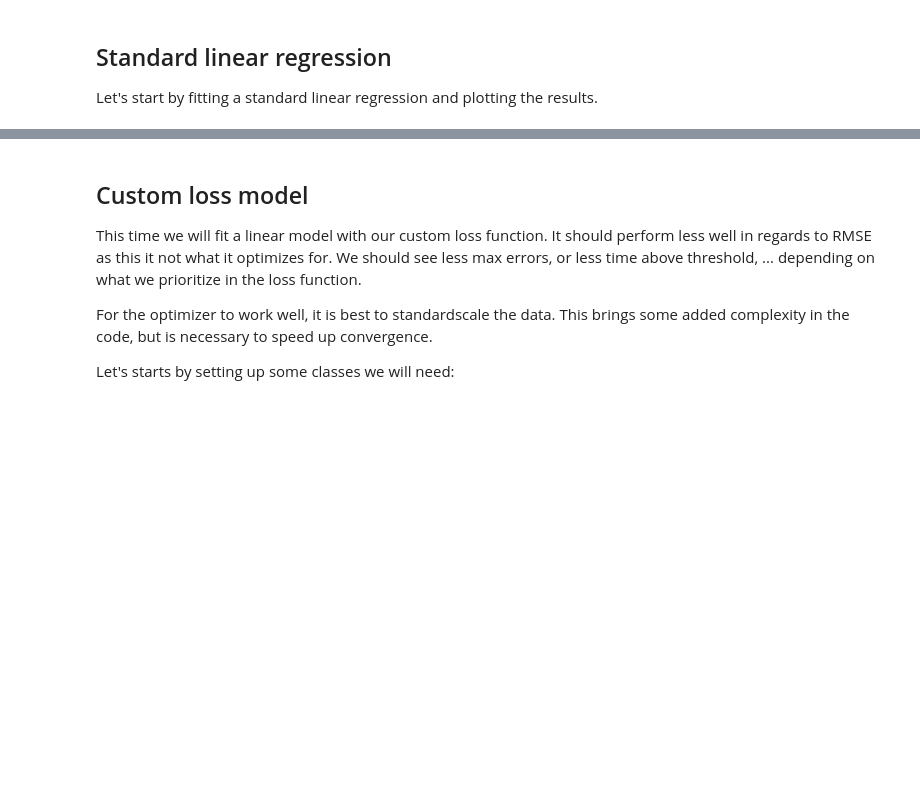
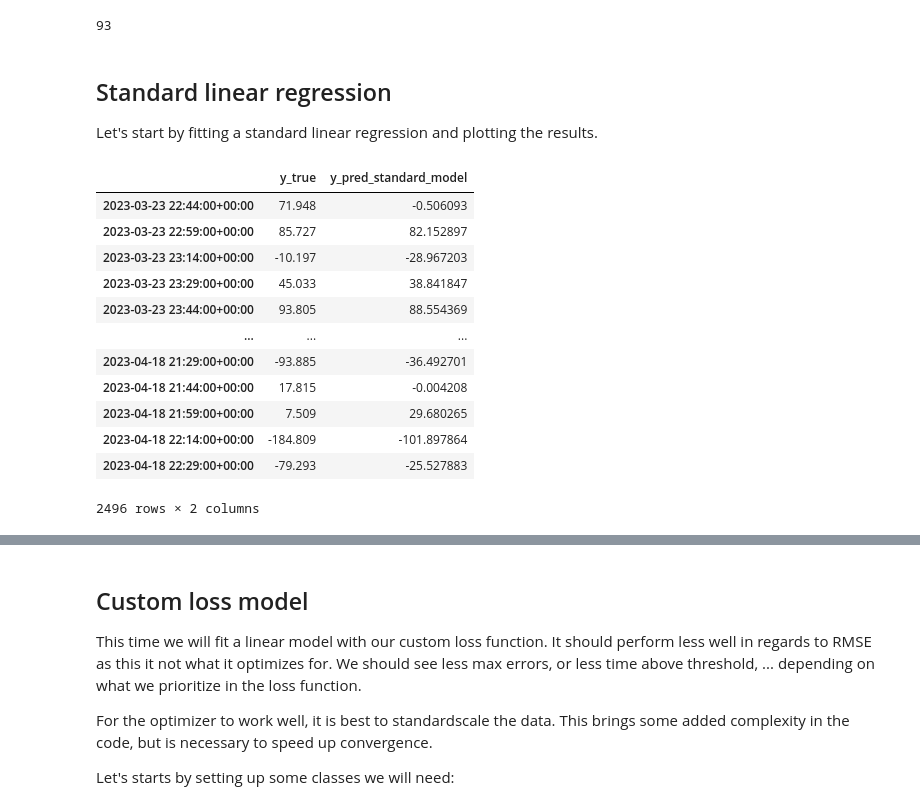
Before and after one commit to ThomasCrssrts/simplify_deployment, a Jupyter notebook: src/simplify_deployment/data_science/custom_loss_on_a_fold.ipynb, the cells around one changed output, grey strips where cells are left out. Drawn from its saved outputs; the diff is of its cells as text; code cells hidden in the pictures; blank space fills up the shorter version.

```diff
--- a/src/simplify_deployment/data_science/custom_loss_on_a_fold.ipynb
+++ b/src/simplify_deployment/data_science/custom_loss_on_a_fold.ipynb
@@ -21,20 +21,41 @@ y_train = pd.read_parquet(data_folder/f"y_train_fold_{fold}.parquet").squeeze()
 X_test = pd.read_parquet(data_folder/f"X_test_fold_{fold}.parquet")
 y_test = pd.read_parquet(data_folder/f"y_test_fold_{fold}.parquet").squeeze()
 n_features = X_train.shape[1]
+# %%
+n_features
+# %% [output]
+93
 # %% [markdown]
 ## Standard linear regression
 Let's start by fitting a standard linear regression and plotting the results.
 # %%
 standard_model = LinearRegression()
 standard_model.fit(X_train, y_train)
+# huber_model = HuberRegressor(max_iter=1000)
+# huber_model.fit(X_train, y_train)
 prediction_df = pd.DataFrame(
     {
         "y_true": y_test,
-        "y_pred_standard_model": standard_model.predict(X_test)
+        "y_pred_standard_model": standard_model.predict(X_test),
+        # "y_pred_huber": huber_model.predict(X_test)
     },
     index = y_test.index
 )
 prediction_df
+# %% [output]
+|  | y_true | y_pred_standard_model |
+| 2023-03-23 22:44:00+00:00 | 71.948 | -0.506093 |
+| 2023-03-23 22:59:00+00:00 | 85.727 | 82.152897 |
+| 2023-03-23 23:14:00+00:00 | -10.197 | -28.967203 |
+| 2023-03-23 23:29:00+00:00 | 45.033 | 38.841847 |
+| 2023-03-23 23:44:00+00:00 | 93.805 | 88.554369 |
+| ... | ... | ... |
+| 2023-04-18 21:29:00+00:00 | -93.885 | -36.492701 |
+| 2023-04-18 21:44:00+00:00 | 17.815 | -0.004208 |
+| 2023-04-18 21:59:00+00:00 | 7.509 | 29.680265 |
+| 2023-04-18 22:14:00+00:00 | -184.809 | -101.897864 |
+| 2023-04-18 22:29:00+00:00 | -79.293 | -25.527883 |
+2496 rows × 2 columns
 # %%
 prediction_df_molten = prediction_df.melt(ignore_index=False)
 fig = px.line(
```
Also changed, not shown: parts of 14 cells of this notebook, 6 other files.
